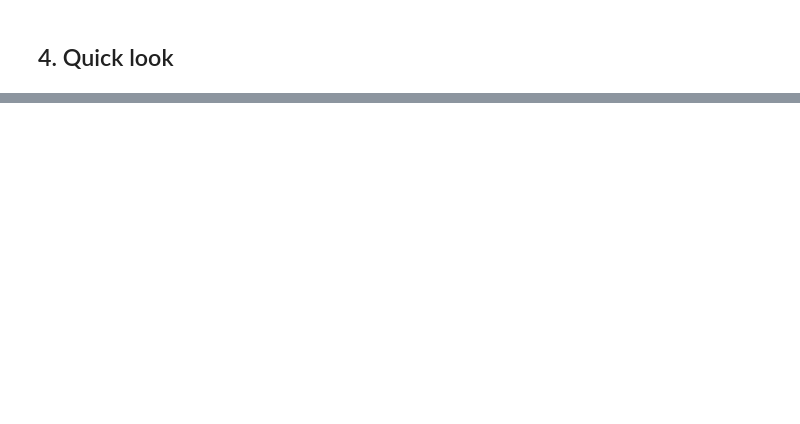
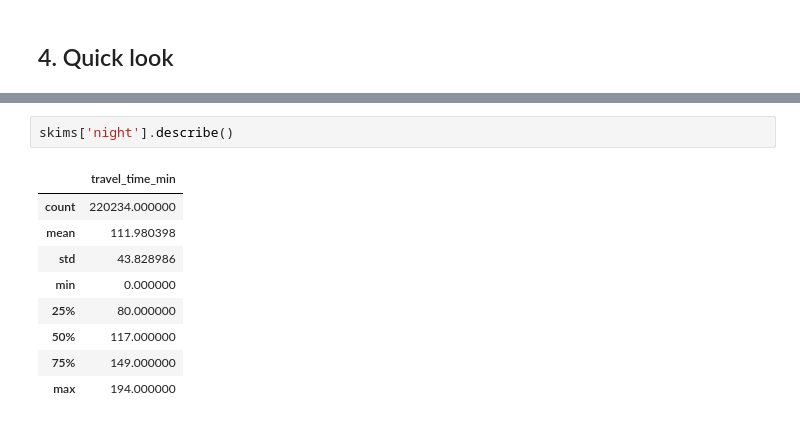
Before and after one commit to gregerhardt/rh_pricing, a Jupyter notebook: skims/Make Skims.ipynb, the cells around one changed output, grey strips where cells are left out. Drawn from its saved outputs; the diff is of its cells as text; blank space fills up the shorter version.

```diff
--- a/skims/Make Skims.ipynb
+++ b/skims/Make Skims.ipynb
@@ -122,0 +151,12 @@ am.head()
+# %%
+skims['night'].describe()
+# %% [output]
+|  | travel_time_min |
+| count | 220234.000000 |
+| mean | 111.980398 |
+| std | 43.828986 |
+| min | 0.000000 |
+| 25% | 80.000000 |
+| 50% | 117.000000 |
+| 75% | 149.000000 |
+| max | 194.000000 |
```
Also changed, not shown: parts of 18 cells of this notebook, 1 other file.
